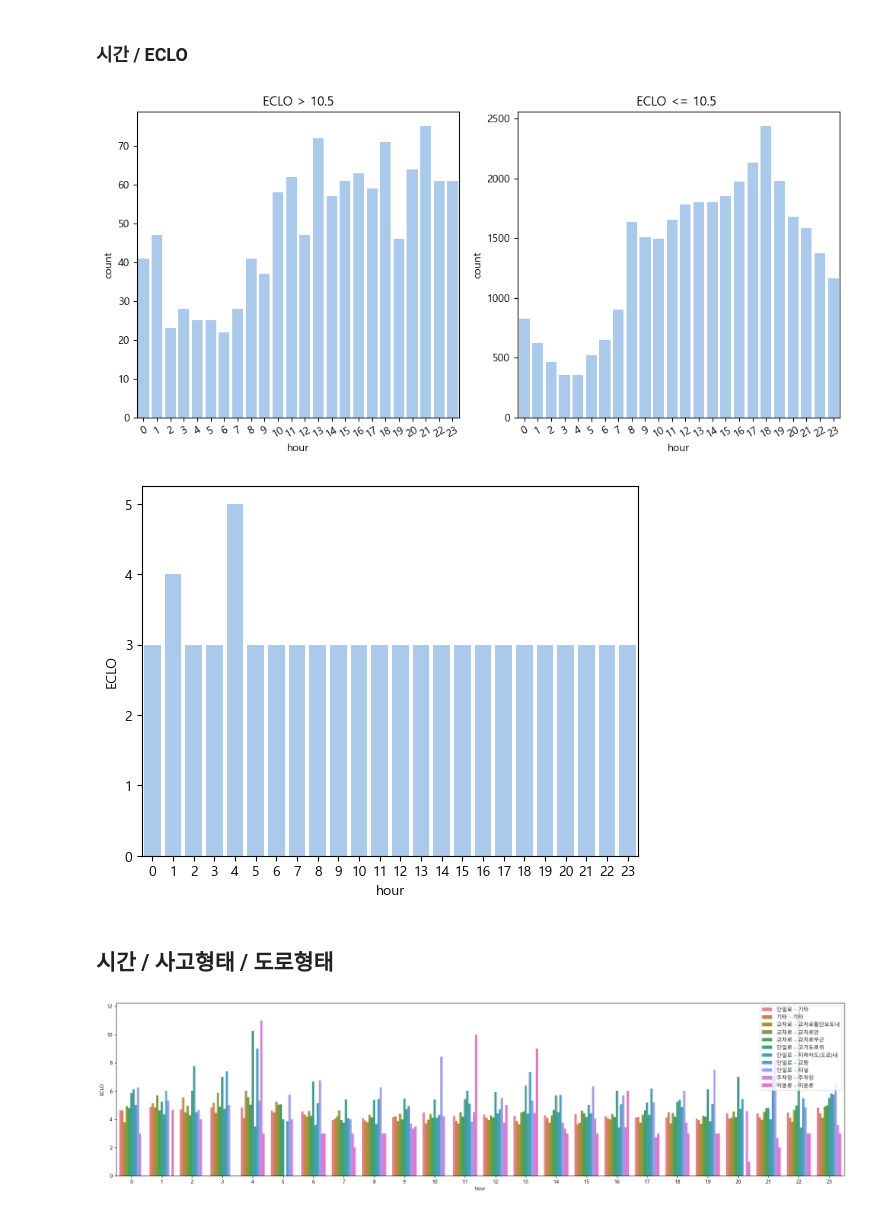
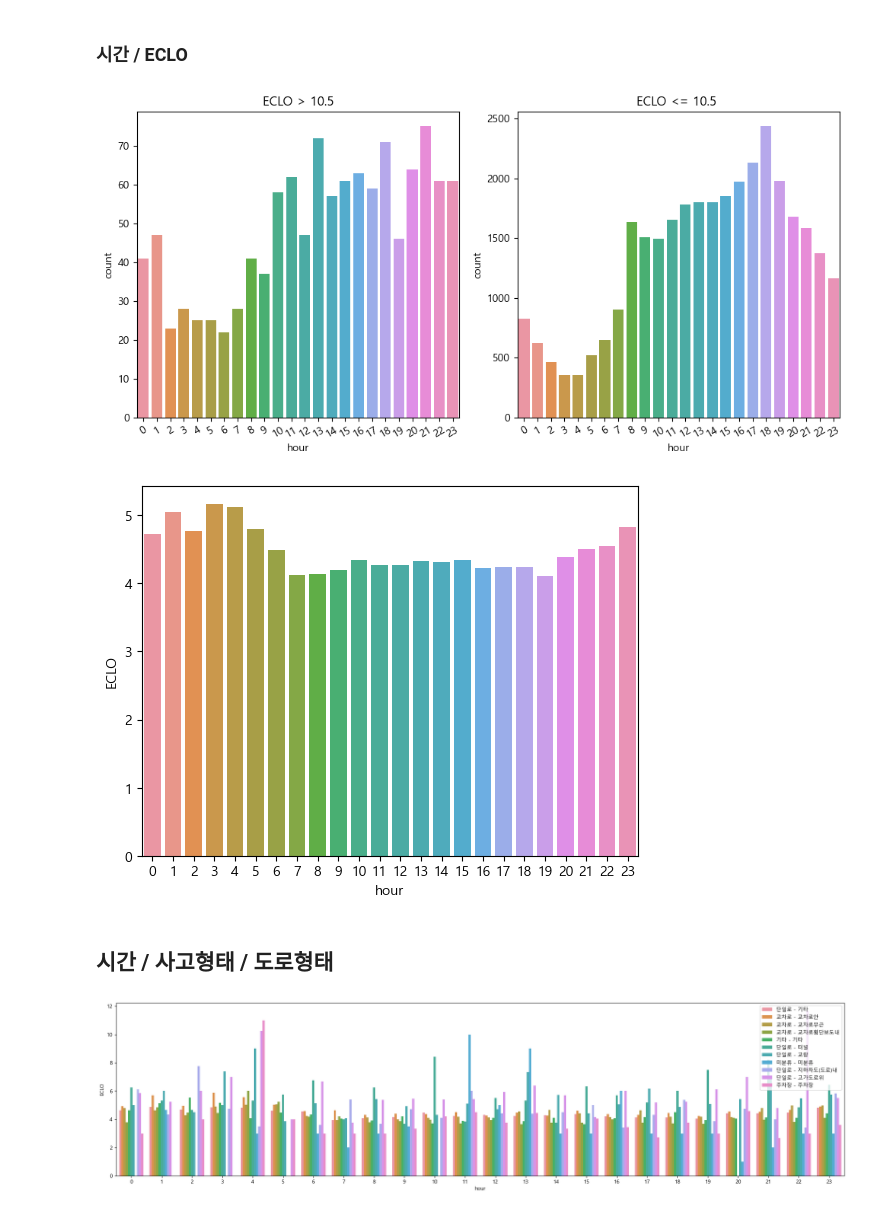
Before and after one commit to thdfydgh/2024_DataMining_TeamProject_1team, a Jupyter notebook: 교통사고 피해예측 EDA.ipynb, the cells around one changed output. Saved outputs shown, nothing was run; the diff lists cells and outputs as text; code cells hidden in the pictures.

```diff
--- a/교통사고 피해예측 EDA.ipynb
+++ b/교통사고 피해예측 EDA.ipynb
@@ -14,8 +14,8 @@ font_path = r"C:\Windows\Fonts\malgun.ttf"  # 정확한 파일명으로 변경
 fontprop = fm.FontProperties(fname=font_path)
 plt.rc('font', family=fontprop.get_name())
 # %%
-train_df =  pd.read_csv(r"C:\Users\thdfy\OneDrive\바탕 화면\Datamining_Teampro\data\2022서울시교통사고현황-데이터셋.csv",encoding = 'euc-kr')
-test_df = pd.read_csv(r"C:\Users\thdfy\OneDrive\바탕 화면\Datamining_Teampro\data\2023서울시교통사고현황-데이터셋.csv",encoding = 'euc-kr')
+train_df =  pd.read_csv(r"C:\Users\thdfy\OneDrive\바탕 화면\Datamining\2024_DataMining_TeamProject_1team\data\2022서울시교통사고현황-데이터셋.csv",encoding = 'euc-kr')
+test_df = pd.read_csv(r"C:\Users\thdfy\OneDrive\바탕 화면\Datamining\2024_DataMining_TeamProject_1team\data\2023서울시교통사고현황-데이터셋.csv",encoding = 'euc-kr')
 # %% [markdown]
 ## 데이터 확인
 # %%
@@ -293,14 +293,14 @@ axes[1].set_title("ECLO <= 10.5 ")
 plt.tight_layout()
 plt.show()
 # %% [output]
-[figure, old version]
+[figure, new version]
 # %%
 # 사고 발생 시간대별 ECLO median
 
-sns.barplot(x='hour', y='ECLO', data=train_df, estimator=np.median, errorbar=None)
+sns.barplot(x='hour', y='ECLO', data=train_df, estimator=np.mean, errorbar=None)
 plt.show()
 # %% [output]
-[figure, old version]
+[figure, new version]
 # %% [markdown]
 ## 시간 / 사고형태 / 도로형태
 # %%
@@ -309,4 +309,4 @@ sns.barplot(x='hour', y='ECLO', hue='도로형태', data=train_df, errorbar=None
 plt.legend(loc='upper right')
 plt.show()
 # %% [output]
-[figure, old version]
+[figure, new version]
```
Also changed, not shown: parts of 7 cells of this notebook.
